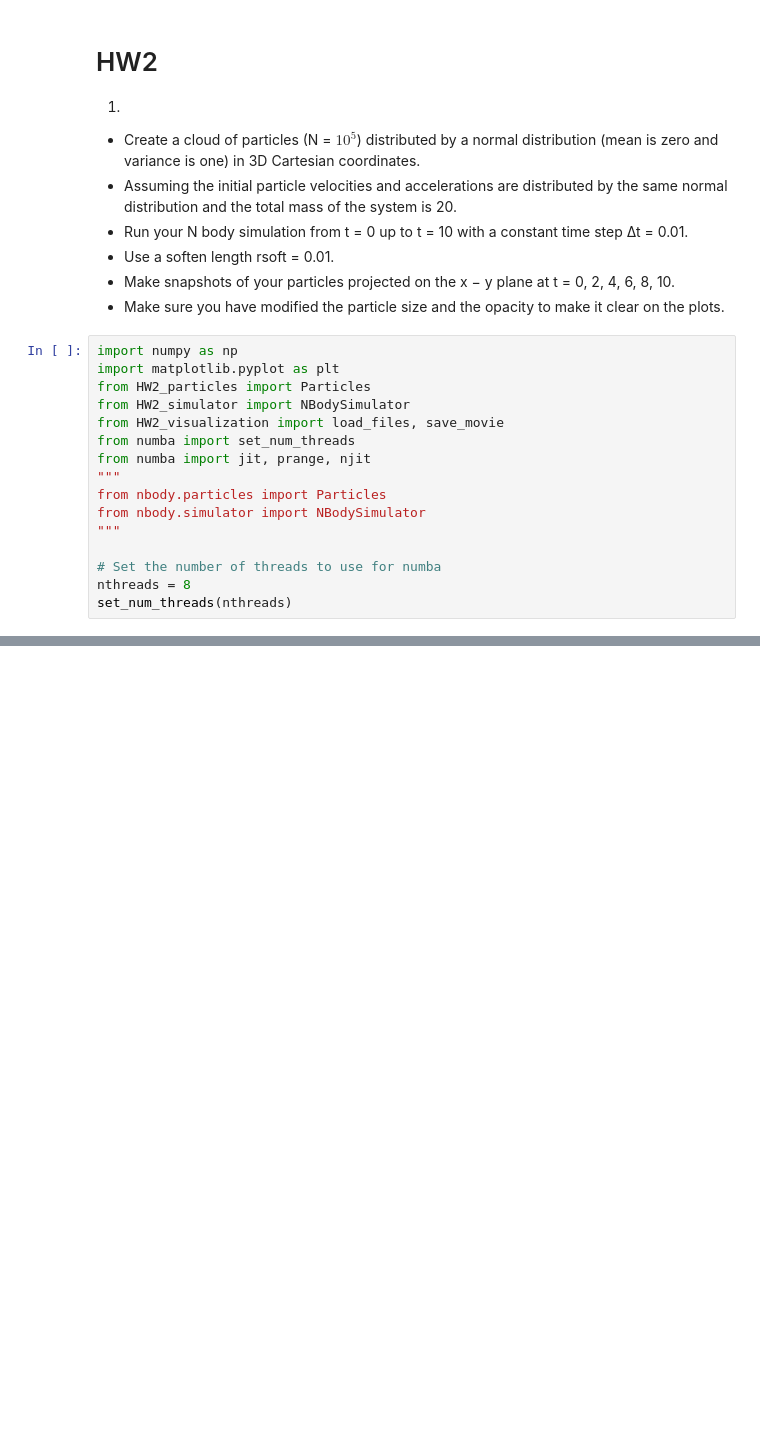
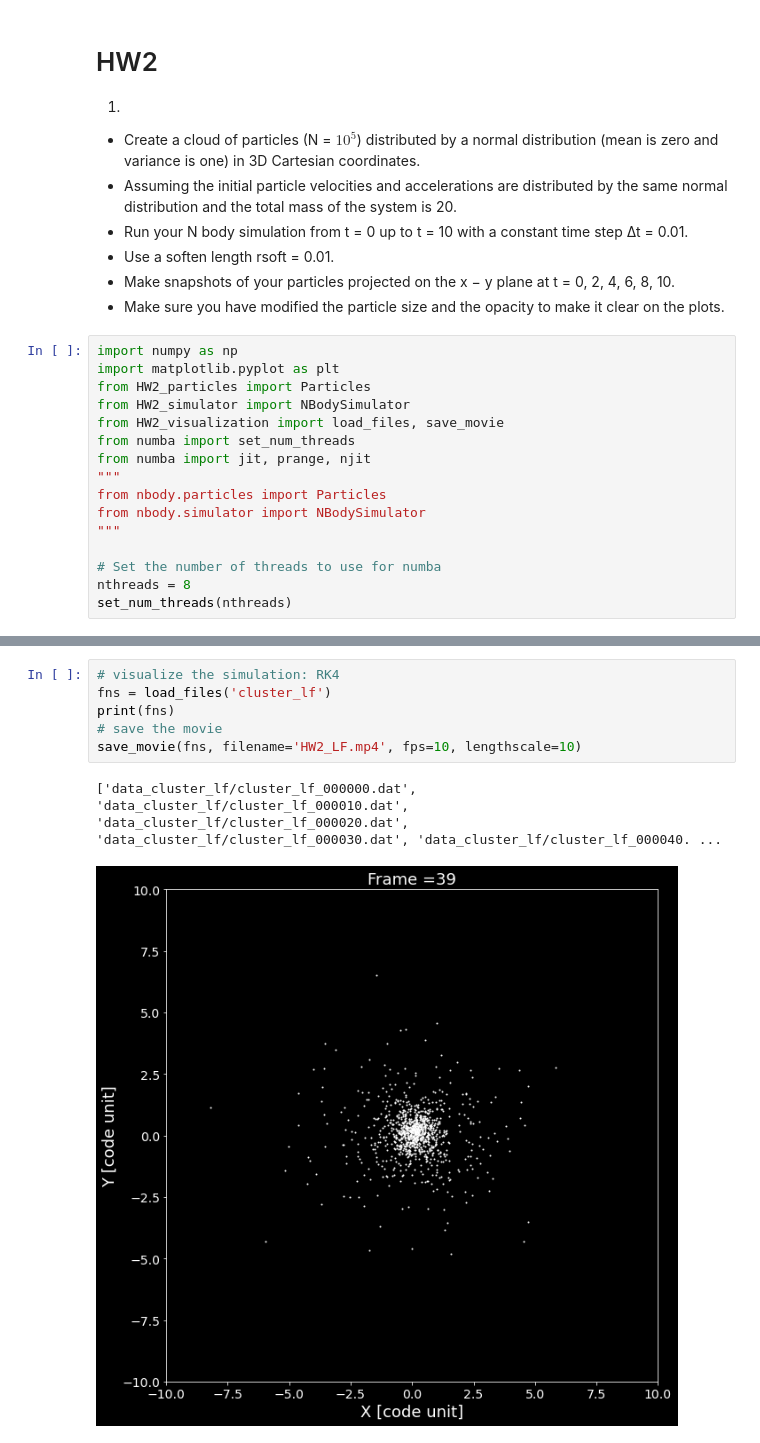
Before and after one commit to ricky4280/computationalPhysics-112, a Jupyter notebook: project2/HW2/HW2.ipynb, the cells around one changed output, grey strips where cells are left out. Drawn from its saved outputs; the diff is of its cells as text; blank space fills up the shorter version.

```diff
--- a/project2/HW2/HW2.ipynb
+++ b/project2/HW2/HW2.ipynb
@@ -82,0 +122,9 @@ save_movie(fns, filename='HW2.mp4', fps=10)
+# %%
+# visualize the simulation: RK4
+fns = load_files('cluster_lf')
+print(fns)
+# save the movie
+save_movie(fns, filename='HW2_LF.mp4', fps=10, lengthscale=10)
+# %% [output]
+['data_cluster_lf/cluster_lf_000000.dat', 'data_cluster_lf/cluster_lf_000010.dat', 'data_cluster_lf/cluster_lf_000020.dat', 'data_cluster_lf/cluster_lf_000030.dat', 'data_cluster_lf/cluster_lf_000040. ...
+[figure, added]
```
Also changed, not shown: parts of 6 cells of this notebook, 1 other file.
